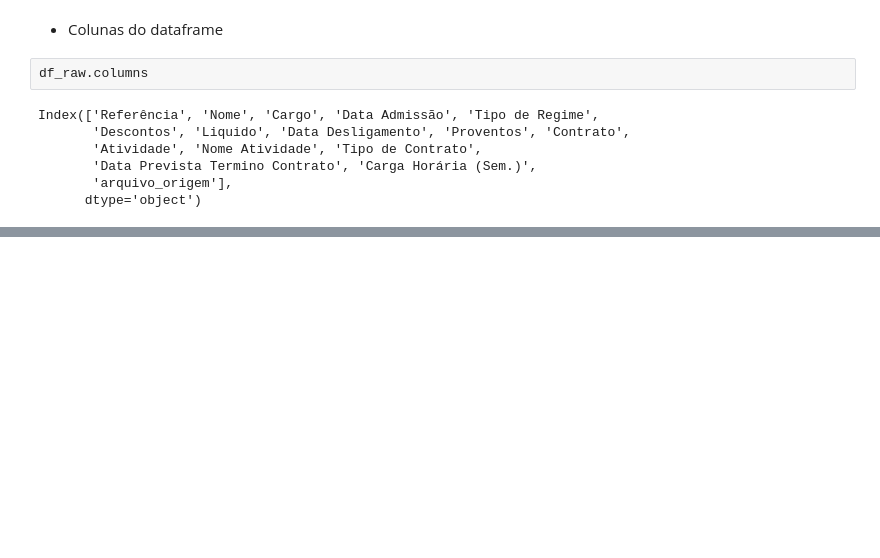
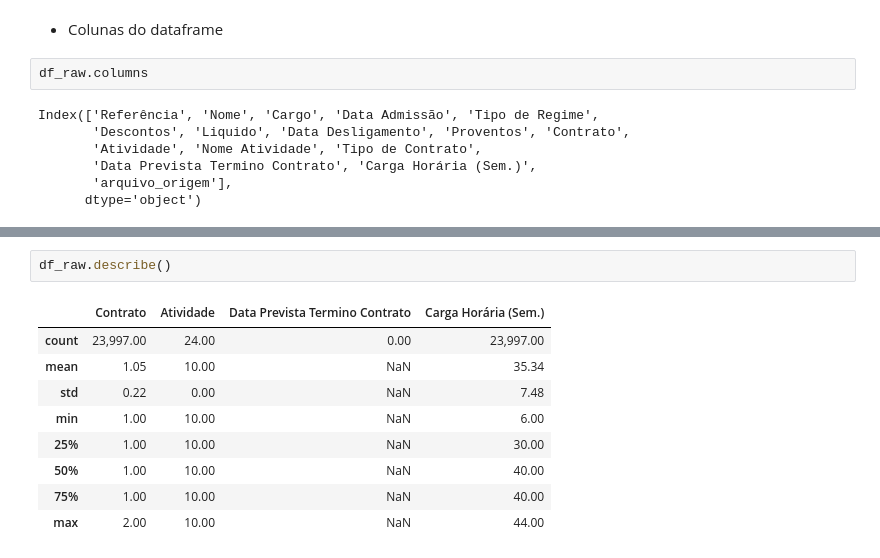
Before and after one commit to oguidenardi/folha_pagamento_santa_rita_2025, a Jupyter notebook: notebooks/02_data_understanding.ipynb, the cells around one changed output, grey strips where cells are left out. Drawn from its saved outputs; the diff is of its cells as text; blank space fills up the shorter version.

Commit message:
docs: melhora documentacao e analise inicial no data understanding

```diff
--- a/notebooks/02_data_understanding.ipynb
+++ b/notebooks/02_data_understanding.ipynb
@@ -168,0 +291,12 @@ Index(['Referência', 'Nome', 'Cargo', 'Data Admissão', 'Tipo de Regime',
+# %%
+df_raw.describe()
+# %% [output]
+|  | Contrato | Atividade | Data Prevista Termino Contrato | Carga Horária (Sem.) |
+| count | 23,997.00 | 24.00 | 0.00 | 23,997.00 |
+| mean | 1.05 | 10.00 | NaN | 35.34 |
+| std | 0.22 | 0.00 | NaN | 7.48 |
+| min | 1.00 | 10.00 | NaN | 6.00 |
+| 25% | 1.00 | 10.00 | NaN | 30.00 |
+| 50% | 1.00 | 10.00 | NaN | 40.00 |
+| 75% | 1.00 | 10.00 | NaN | 40.00 |
+| max | 2.00 | 10.00 | NaN | 44.00 |
```
Also changed, not shown: parts of 14 cells of this notebook.
